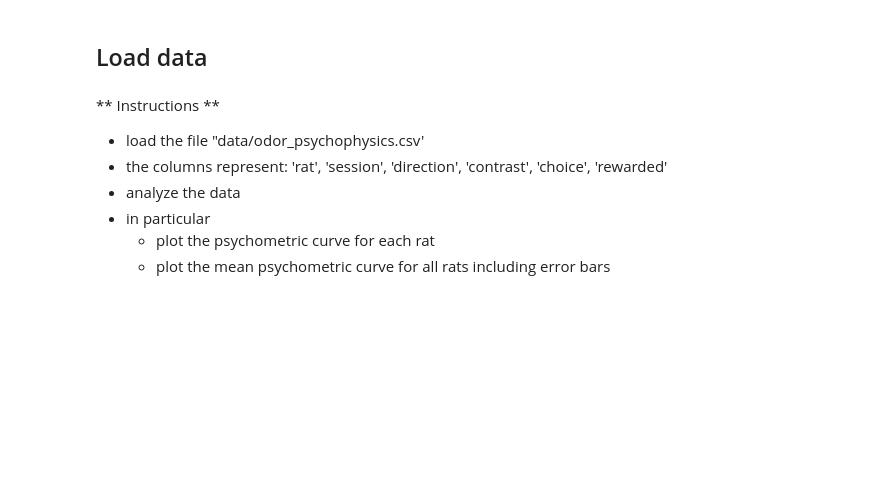
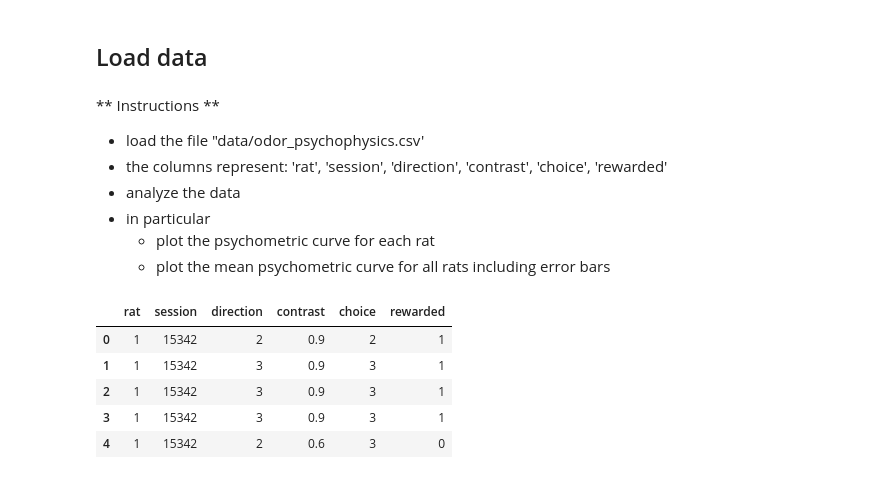
Before and after one commit to ejejeieei/CCNSS, a Jupyter notebook: ccnss2017_students-master/ccnss2017_students-master/module1/2_psychophysics/psychophysics_data_analysis.ipynb, the cells around one changed output. Saved outputs shown, nothing was run; the diff lists cells and outputs as text; code cells hidden in the pictures; blank space fills up the shorter version.

```diff
--- a/ccnss2017_students-master/ccnss2017_students-master/module1/2_psychophysics/psychophysics_data_analysis.ipynb
+++ b/ccnss2017_students-master/ccnss2017_students-master/module1/2_psychophysics/psychophysics_data_analysis.ipynb
@@ -298,0 +475,11 @@ Filter out aborted trials, i.e. trials in which the monkey chose the stimulus di
+# %%
+data_rat = pd.read_csv('data/odor_psychophysics.csv',delimiter=',',header=None)
+data_rat.columns = ['rat','session','direction','contrast','choice','rewarded']
+data_rat[:5]
+# %% [output]
+|  | rat | session | direction | contrast | choice | rewarded |
+| 0 | 1 | 15342 | 2 | 0.9 | 2 | 1 |
+| 1 | 1 | 15342 | 3 | 0.9 | 3 | 1 |
+| 2 | 1 | 15342 | 3 | 0.9 | 3 | 1 |
+| 3 | 1 | 15342 | 3 | 0.9 | 3 | 1 |
+| 4 | 1 | 15342 | 2 | 0.6 | 3 | 0 |
```
Also changed, not shown: parts of 8 cells of this notebook, 1 other file.
